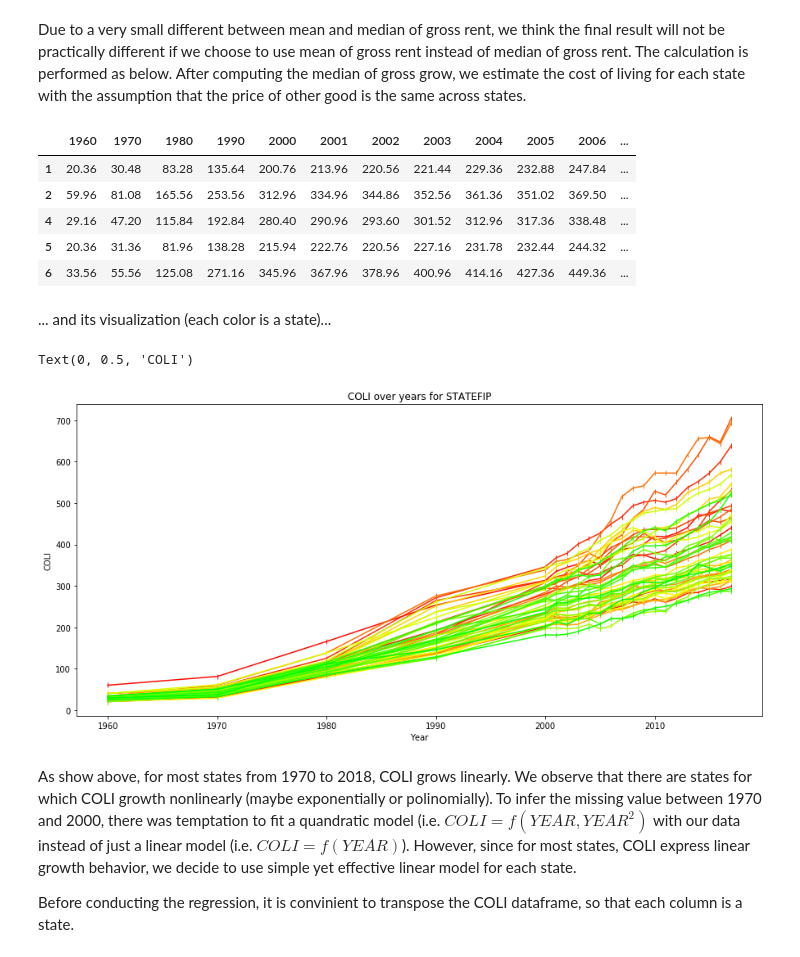
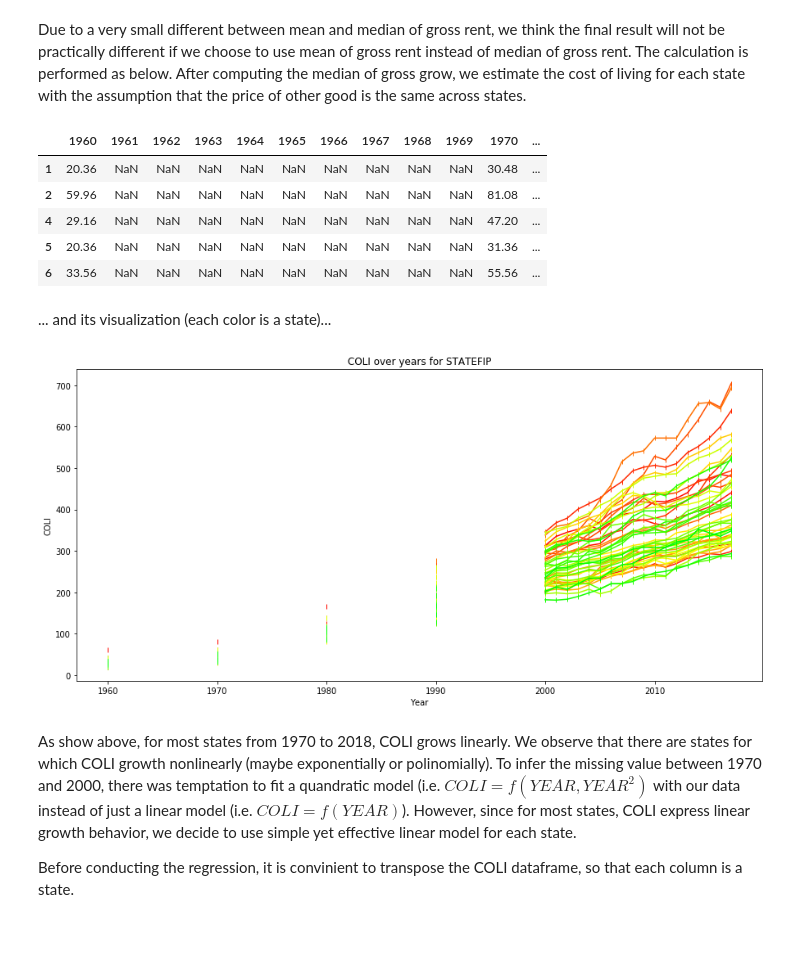
Before and after one commit to sangttruong/incomevis, a Jupyter notebook: main.ipynb, the cells around one changed output. Cells and saved outputs as stored; diff of their text form; code cells hidden in the pictures.

````diff
--- a/main.ipynb
+++ b/main.ipynb
@@ -222,7 +222,8 @@ We will use the median of RENTGRS (including the sample weights for each househo
 We store the final COLI deflator in a dataframe called ```COLI```, whom columns are years in ```year_usa``` and rows are states in ```statefip```.
 # %%
 # Generate COLI grid
-COLI = pd.DataFrame(columns = year_usa, index = statefip)
+# COLI = pd.DataFrame(columns = year_usa, index = statefip) # For linear regression
+COLI = pd.DataFrame(columns = np.arange(1960,2020), index = statefip) # For interpolation
 # %% [markdown]
 We will fill out ```COLI``` column by column (in other words, year by year). To represent the gross rent for each state each year, we consider using mean and median of gross rent (RENTGRS). We observe that mean and median of gross rent for each state over time is not too different than each other, as shown in their summary statistics for Alabama and Delaware (for example).
 # %%
@@ -304,26 +304,27 @@ COLI = 0.44*COLI + 0.56
 # %%
 COLI.head(5)
 # %% [output]
-|  | 1960 | 1970 | 1980 | 1990 | 2000 | 2001 | 2002 | 2003 | 2004 | 2005 | 2006 | ... |
-| 1 | 20.36 | 30.48 | 83.28 | 135.64 | 200.76 | 213.96 | 220.56 | 221.44 | 229.36 | 232.88 | 247.84 | ... |
-| 2 | 59.96 | 81.08 | 165.56 | 253.56 | 312.96 | 334.96 | 344.86 | 352.56 | 361.36 | 351.02 | 369.50 | ... |
-| 4 | 29.16 | 47.20 | 115.84 | 192.84 | 280.40 | 290.96 | 293.60 | 301.52 | 312.96 | 317.36 | 338.48 | ... |
-| 5 | 20.36 | 31.36 | 81.96 | 138.28 | 215.94 | 222.76 | 220.56 | 227.16 | 231.78 | 232.44 | 244.32 | ... |
-| 6 | 33.56 | 55.56 | 125.08 | 271.16 | 345.96 | 367.96 | 378.96 | 400.96 | 414.16 | 427.36 | 449.36 | ... |
+|  | 1960 | 1961 | 1962 | 1963 | 1964 | 1965 | 1966 | 1967 | 1968 | 1969 | 1970 | ... |
+| 1 | 20.36 | NaN | NaN | NaN | NaN | NaN | NaN | NaN | NaN | NaN | 30.48 | ... |
+| 2 | 59.96 | NaN | NaN | NaN | NaN | NaN | NaN | NaN | NaN | NaN | 81.08 | ... |
+| 4 | 29.16 | NaN | NaN | NaN | NaN | NaN | NaN | NaN | NaN | NaN | 47.20 | ... |
+| 5 | 20.36 | NaN | NaN | NaN | NaN | NaN | NaN | NaN | NaN | NaN | 31.36 | ... |
+| 6 | 33.56 | NaN | NaN | NaN | NaN | NaN | NaN | NaN | NaN | NaN | 55.56 | ... |
 # %% [markdown]
 ... and its visualization (each color is a state)...
 # %%
 # Plott COLI for each state
 plt.figure(figsize = (15,7))
 for i in statefip:
-  x = plt.plot(year_usa, COLI.loc[i], c = str(colors.loc[i,'Color']), marker = '|')
+  # x = plt.plot(year_usa, COLI.loc[i], c = str(colors.loc[i,'Color']), marker = '|') # For linear regression
+  x = plt.plot(np.arange(1960,2020), COLI.loc[i], c = str(colors.loc[i,'Color']), marker = '|') # For interpolation
 
 plt.title('COLI over years for STATEFIP')
 plt.xlabel('Year')
 plt.ylabel('COLI')
+plt.show()
 # %% [output]
-Text(0, 0.5, 'COLI')
-[figure, old version]
+[figure, new version]
 # %% [markdown]
 As show above, for most states from 1970 to 2018, COLI grows linearly. We observe that there are states for which COLI growth nonlinearly (maybe exponentially or polinomially). To infer the missing value between 1970 and 2000, there was temptation to fit a quandratic model (i.e. $COLI = f(YEAR, YEAR^2)$ with our data instead of just a linear model (i.e. $COLI = f(YEAR)$). However, since for most states, COLI express linear growth behavior, we decide to use simple yet effective linear model for each state.
 
````
Also changed, not shown: parts of 8 cells of this notebook.
